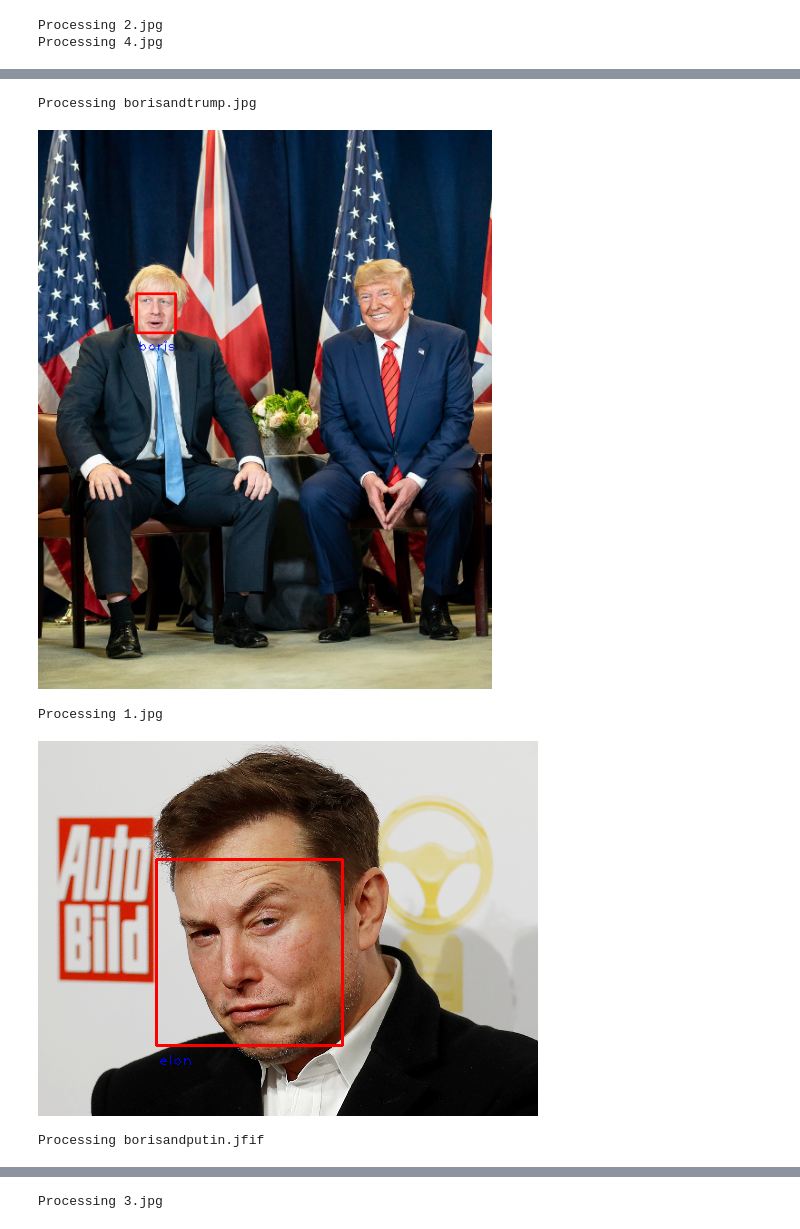
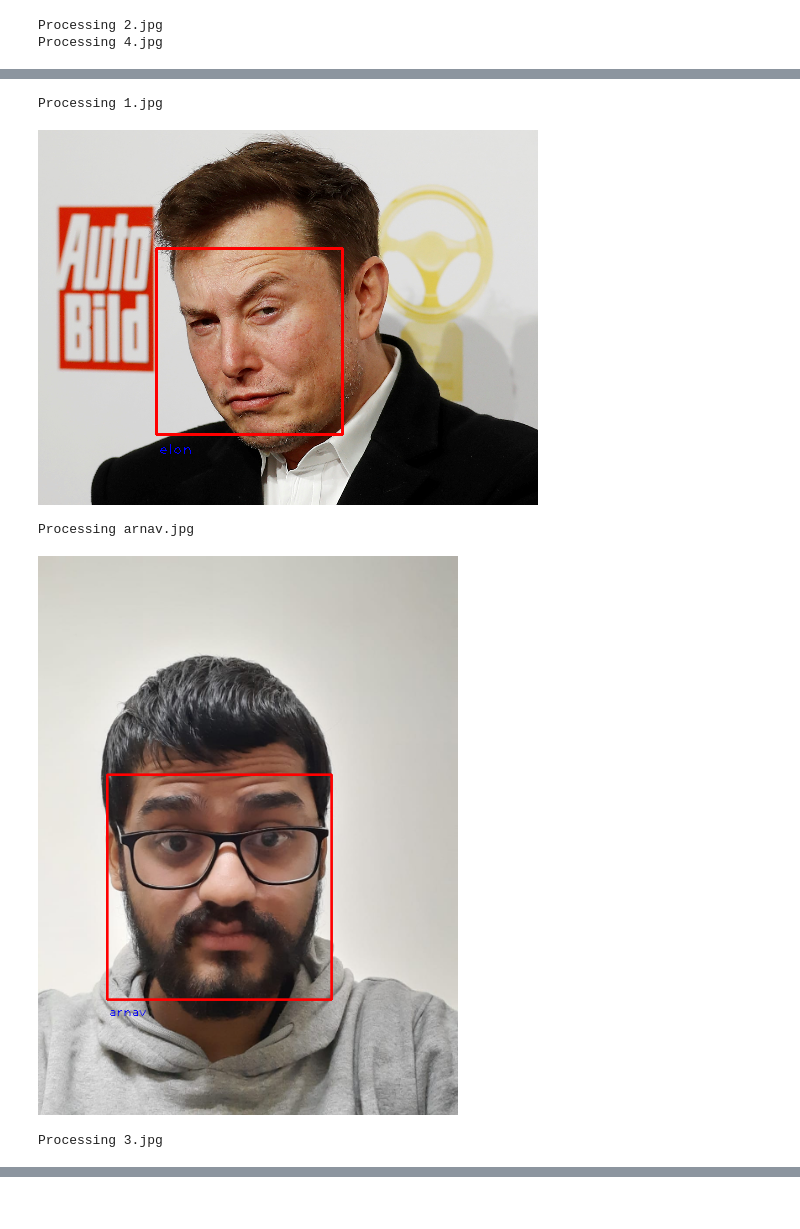
Before and after one commit to MasterCoderArnav/google_colab_face_reco, a Jupyter notebook: Face_Recognition_using_face_recognition_lib.ipynb, the cells around one changed output, grey strips where cells are left out. Cells and saved outputs as stored; diff of their text form; code cells hidden in the pictures.

```diff
--- a/Face_Recognition_using_face_recognition_lib.ipynb
+++ b/Face_Recognition_using_face_recognition_lib.ipynb
@@ -69,61 +69,62 @@ unknown/4.jpg       100%[===================>]  40.88K  --.-KB/s    in 0.001s
 # %%
 import face_recognition
 import cv2
 import os
 from google.colab.patches import cv2_imshow
 
 def read_img(path):
-    img = cv2.imread(path)
-    (h, w) = img.shape[:2]
-    width = 500
-    ratio = width / float(w)
-    height = int(h * ratio)
-    return cv2.resize(img, (width, height))
+    if(os.path.exists(path)):
+      img = cv2.imread(path)
+      (h, w) = img.shape[:2]
+      width = 500
+      ratio = width / float(w)
+      height = int(h * ratio)
+      return cv2.resize(img, (width, height))
 
 
 known_encodings = []
 known_names = []
 known_dir = 'known'
 
-# for file in os.listdir(known_dir):
-#     img = read_img(known_dir + '/' + file)
-#     img_enc = face_recognition.face_encodings(img)[0]
-#     known_encodings.append(img_enc)
-#     known_names.append(file.split('.')[0])
-
 for file in os.listdir(known_dir):
   if(file.split('.')[1]=='jpg' or file.split('.')[1]=='jfif'):
-    img = read_img(known_dir + '/' + file)
-    img_enc = face_recognition.face_encodings(img)[0]
-    known_encodings.append(img_enc)
-    known_names.append(file.split('.')[0])
+    try:
+      img = read_img(known_dir + '/' + file)
+      img_enc = face_recognition.face_encodings(img)[0]
+      known_encodings.append(img_enc)
+      known_names.append(file.split('.')[0])
+    except:
+      continue
 
 unknown_dir = 'unknown'
 for file in os.listdir(unknown_dir):
     if(file.split('.')[1]=='jpg' or file.split('.')[1]=='jfif'):
-      print("Processing", file)
-      img = read_img(unknown_dir + '/' + file)
-      img_enc = face_recognition.face_encodings(img)[0]
+      try:
+        print("Processing", file)
+        img = read_img(unknown_dir + '/' + file)
+        img_enc = face_recognition.face_encodings(img)[0]
 
-      results = face_recognition.compare_faces(known_encodings, img_enc)
-      # print(face_recognition.face_distance(known_encodings, img_enc))
+        results = face_recognition.compare_faces(known_encodings, img_enc)
+        # print(face_recognition.face_distance(known_encodings, img_enc))
 
-      for i in range(len(results)):
-          if results[i]:
-              name = known_names[i]
-              (top, right, bottom, left) = face_recognition.face_locations(img)[0]
-              cv2.rectangle(img, (left, top), (right, bottom), (0, 0, 255), 2)
-              cv2.putText(img, name, (left+2, bottom+20), cv2.FONT_HERSHEY_PLAIN, 1, (255, 0, 0), 1)
-              cv2_imshow(img)
+        for i in range(len(results)):
+            if results[i]:
+                name = known_names[i]
+                (top, right, bottom, left) = face_recognition.face_locations(img)[0]
+                cv2.rectangle(img, (left, top), (right, bottom), (0, 0, 255), 2)
+                cv2.putText(img, name, (left+2, bottom+20), cv2.FONT_HERSHEY_PLAIN, 1, (255, 0, 0), 1)
+                cv2_imshow(img)
+      except:
+        continue
 
 
-    # print(results)
+#     # print(results)
 # %% [output]
 Processing 2.jpg
 Processing 4.jpg
 [figure]
-Processing borisandtrump.jpg
+Processing 1.jpg
-[figure, old version]
+[figure, new version]
-Processing 1.jpg
+Processing arnav.jpg
-[figure, old version]
+[figure, new version]
-Processing borisandputin.jfif
+Processing 3.jpg
@@ -131 +130,0 @@ Processing borisandputin.jfif
-Processing 3.jpg
```
Also changed, not shown: parts of 4 cells of this notebook.
